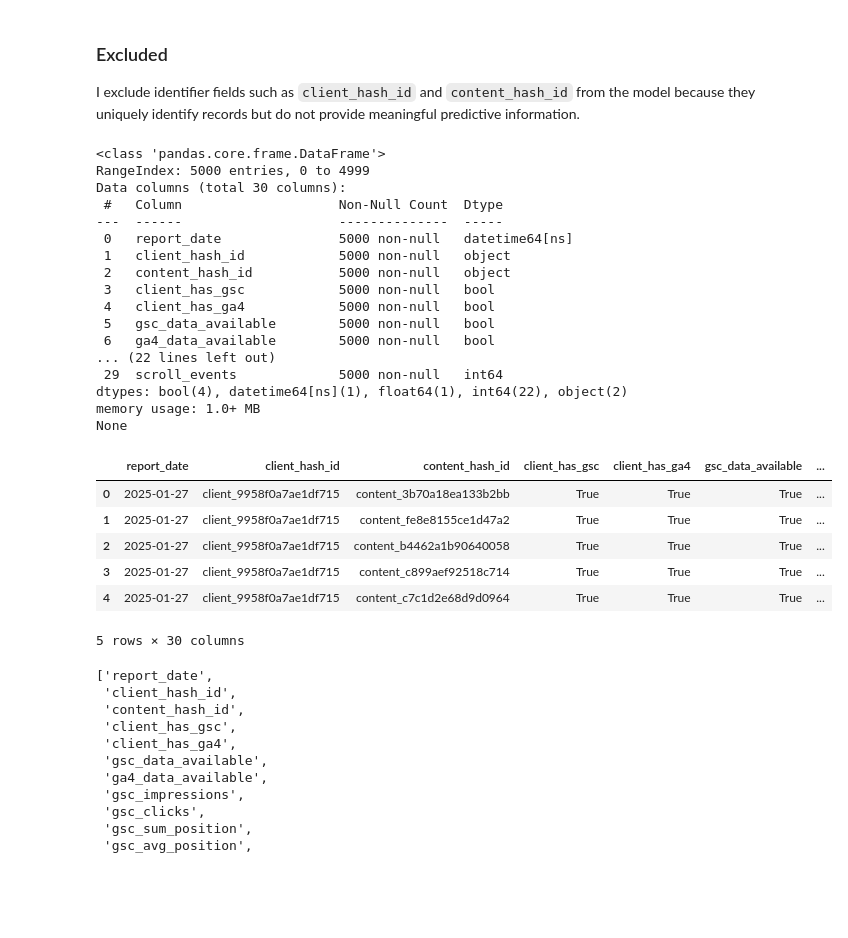
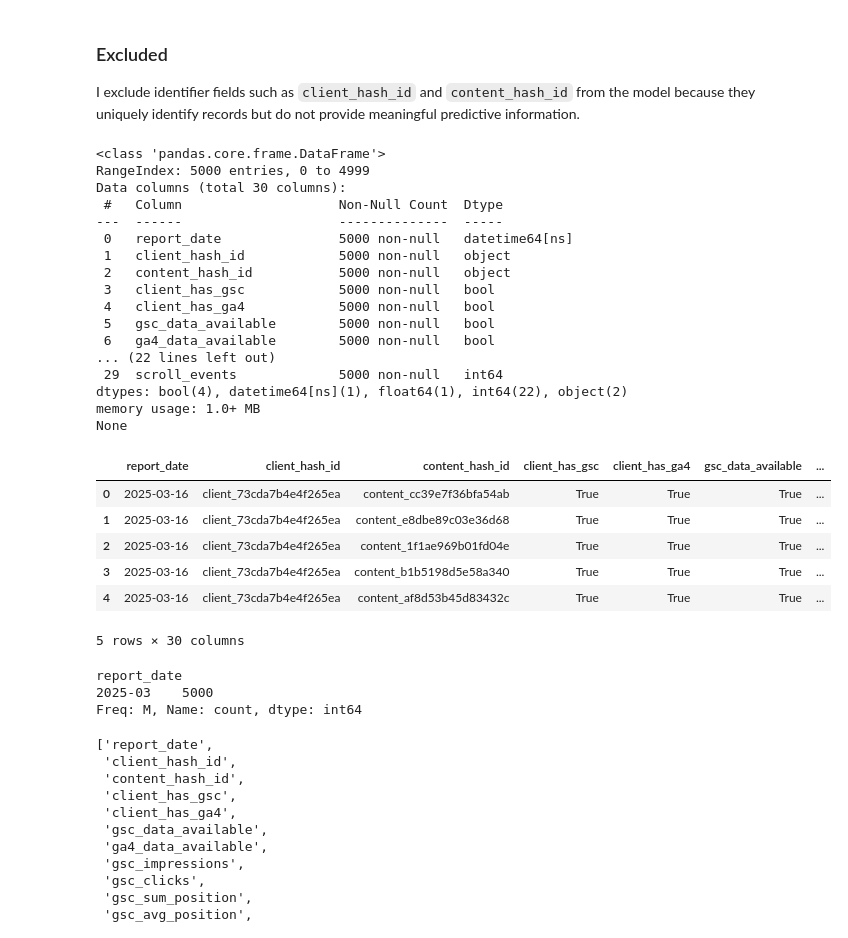
Before and after one commit to Magar-Bhuwan/ML-Internship-Assignments, a Jupyter notebook: work/notebooks/w03_data_contract.ipynb, the cells around one changed output. Saved outputs shown, nothing was run; the diff lists cells and outputs as text; code cells hidden in the pictures; blank space fills up the shorter version.

```diff
--- a/work/notebooks/w03_data_contract.ipynb
+++ b/work/notebooks/w03_data_contract.ipynb
@@ -23,47 +23,52 @@ I exclude identifier fields such as `client_hash_id` and `content_hash_id` from
 
 import pandas as pd
 
+from datasets import load_dataset
 from huggingface_hub import login
 from google.colab import userdata
-from datasets import load_dataset
 
 login(token=userdata.get("HF_TOKEN"))
-
 dataset = load_dataset(
     "FlyRank/internship-warehouse",
     "fact_content_daily_performance",
-    split="train[:5000]"                    # I have to split because my RAM resources couldn't handle this large data
+    split="train[100000:105000]"              # Load a manageable subset because the full warehouse exceeds Google Colab Free memory.
 )
 df = dataset.to_pandas()
 df["report_date"] = pd.to_datetime(df["report_date"])
 
 print(df.info())
 df.head()
 # %% [output]
 <class 'pandas.core.frame.DataFrame'>
 RangeIndex: 5000 entries, 0 to 4999
 Data columns (total 30 columns):
  #   Column                    Non-Null Count  Dtype
 ---  ------                    --------------  -----
  0   report_date               5000 non-null   datetime64[ns]
  1   client_hash_id            5000 non-null   object
  2   content_hash_id           5000 non-null   object
  3   client_has_gsc            5000 non-null   bool
  4   client_has_ga4            5000 non-null   bool
  5   gsc_data_available        5000 non-null   bool
  6   ga4_data_available        5000 non-null   bool
 ... (22 lines left out)
  29  scroll_events             5000 non-null   int64
 dtypes: bool(4), datetime64[ns](1), float64(1), int64(22), object(2)
 memory usage: 1.0+ MB
 None
 |  | report_date | client_hash_id | content_hash_id | client_has_gsc | client_has_ga4 | gsc_data_available | ... |
-| 0 | 2025-01-27 | client_9958f0a7ae1df715 | content_3b70a18ea133b2bb | True | True | True | ... |
-| 1 | 2025-01-27 | client_9958f0a7ae1df715 | content_fe8e8155ce1d47a2 | True | True | True | ... |
-| 2 | 2025-01-27 | client_9958f0a7ae1df715 | content_b4462a1b90640058 | True | True | True | ... |
-| 3 | 2025-01-27 | client_9958f0a7ae1df715 | content_c899aef92518c714 | True | True | True | ... |
-| 4 | 2025-01-27 | client_9958f0a7ae1df715 | content_c7c1d2e68d9d0964 | True | True | True | ... |
+| 0 | 2025-03-16 | client_73cda7b4e4f265ea | content_cc39e7f36bfa54ab | True | True | True | ... |
+| 1 | 2025-03-16 | client_73cda7b4e4f265ea | content_e8dbe89c03e36d68 | True | True | True | ... |
+| 2 | 2025-03-16 | client_73cda7b4e4f265ea | content_1f1ae969b01fd04e | True | True | True | ... |
+| 3 | 2025-03-16 | client_73cda7b4e4f265ea | content_b1b5198d5e58a340 | True | True | True | ... |
+| 4 | 2025-03-16 | client_73cda7b4e4f265ea | content_af8d53b45d83432c | True | True | True | ... |
 5 rows × 30 columns
+# %%
+print(df["report_date"].dt.to_period("M").value_counts().sort_index())
+# %% [output]
+report_date
+2025-03    5000
+Freq: M, Name: count, dtype: int64
 # %%
 df.columns.tolist()
 # %% [output]
```
Also changed, not shown: parts of 12 cells of this notebook.
